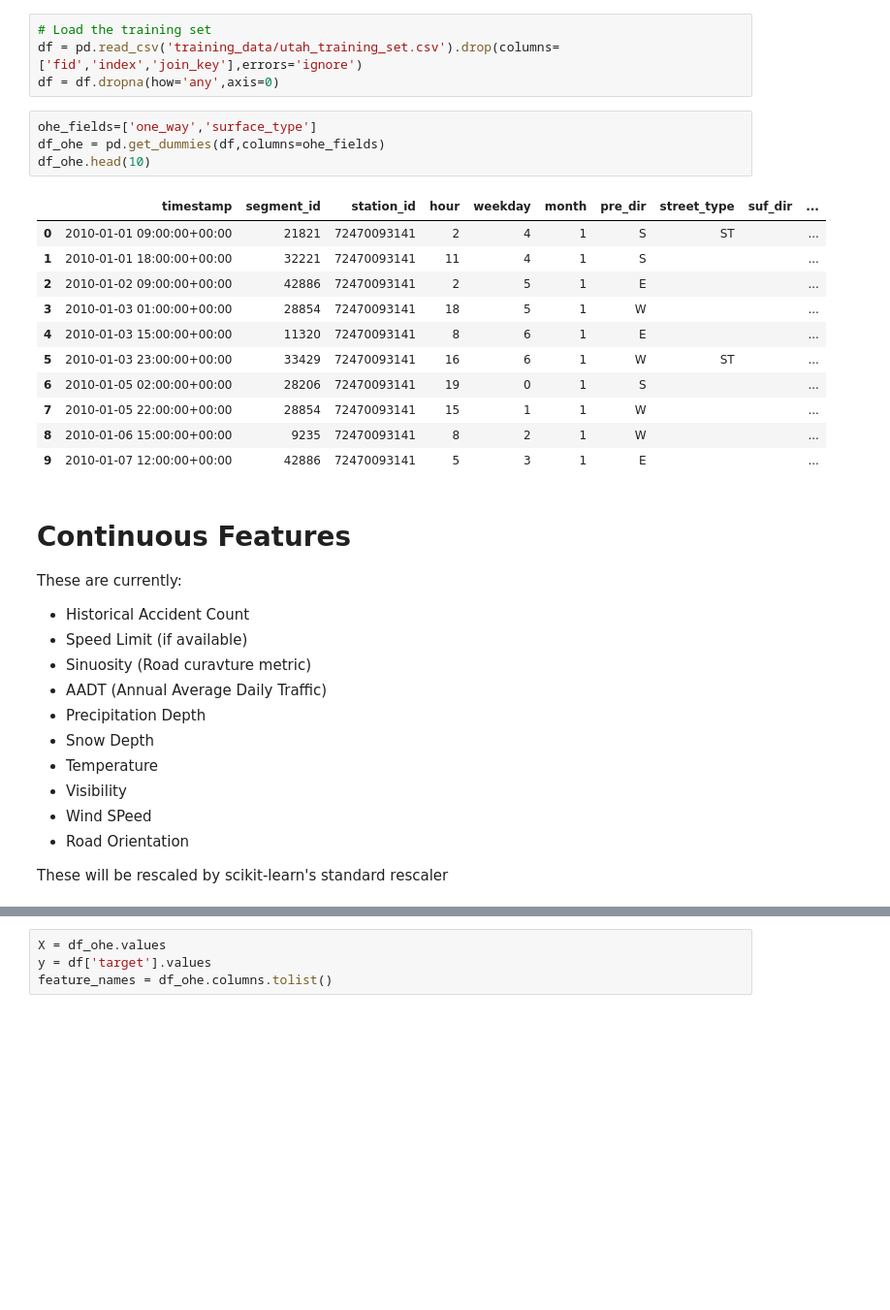
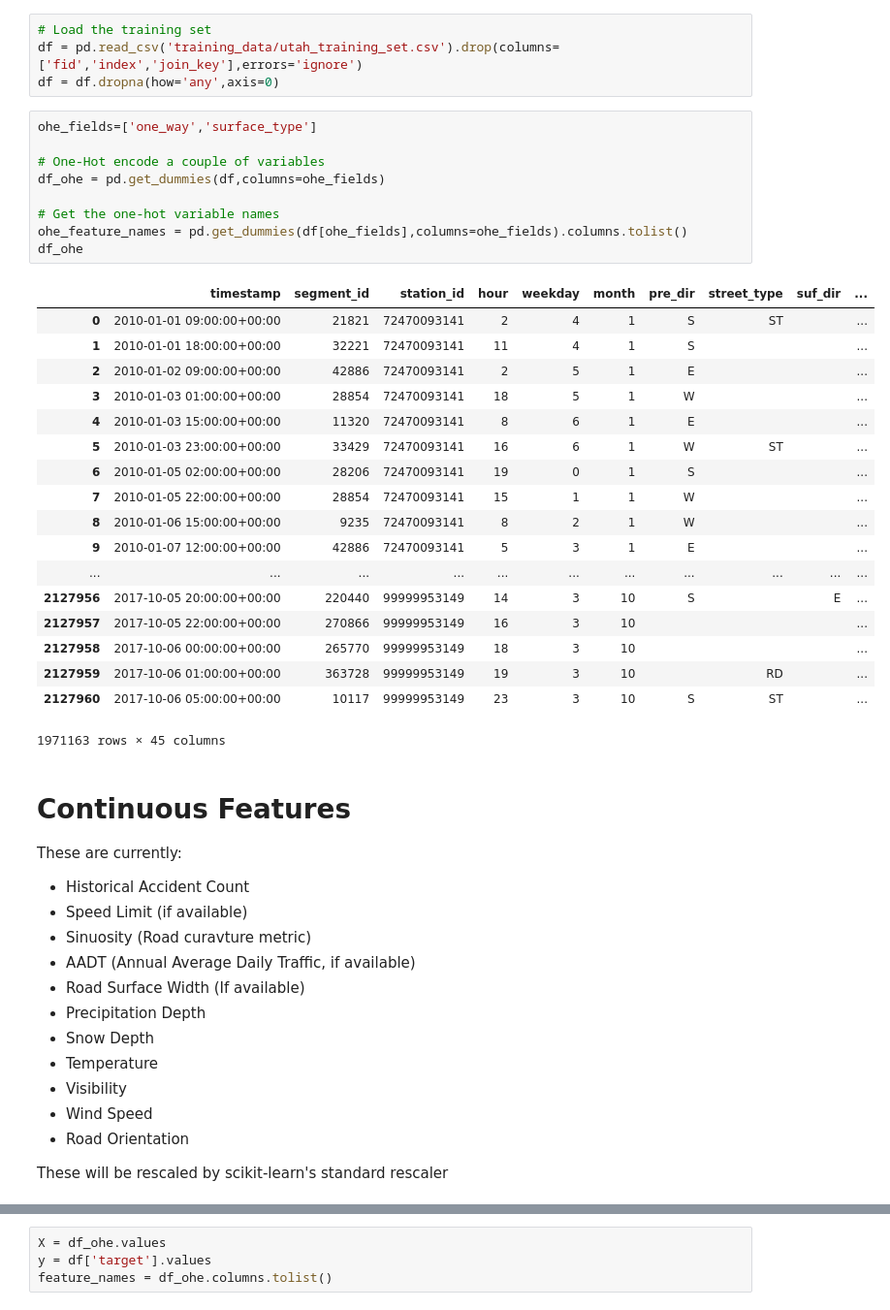
Before and after one commit to dwilson1988/traffic-collisions, a Jupyter notebook: train_model.ipynb, the cells around one changed output, grey strips where cells are left out. Shown: that part at 97% size. Saved outputs shown, nothing was run; the diff lists cells and outputs as text; blank space fills up the shorter version.

```diff
--- a/train_model.ipynb
+++ b/train_model.ipynb
@@ -19,32 +17,45 @@ df = pd.read_csv('training_data/utah_training_set.csv').drop(columns=['fid','ind
 df = df.dropna(how='any',axis=0)
 # %%
 ohe_fields=['one_way','surface_type']
+
+# One-Hot encode a couple of variables
 df_ohe = pd.get_dummies(df,columns=ohe_fields)
-df_ohe.head(10)
+
+# Get the one-hot variable names
+ohe_feature_names = pd.get_dummies(df[ohe_fields],columns=ohe_fields).columns.tolist()
+df_ohe
 # %% [output]
 |  | timestamp | segment_id | station_id | hour | weekday | month | pre_dir | street_type | suf_dir | ... |
 | 0 | 2010-01-01 09:00:00+00:00 | 21821 | 72470093141 | 2 | 4 | 1 | S | ST |  | ... |
 | 1 | 2010-01-01 18:00:00+00:00 | 32221 | 72470093141 | 11 | 4 | 1 | S |  |  | ... |
 | 2 | 2010-01-02 09:00:00+00:00 | 42886 | 72470093141 | 2 | 5 | 1 | E |  |  | ... |
 | 3 | 2010-01-03 01:00:00+00:00 | 28854 | 72470093141 | 18 | 5 | 1 | W |  |  | ... |
 | 4 | 2010-01-03 15:00:00+00:00 | 11320 | 72470093141 | 8 | 6 | 1 | E |  |  | ... |
 | 5 | 2010-01-03 23:00:00+00:00 | 33429 | 72470093141 | 16 | 6 | 1 | W | ST |  | ... |
 | 6 | 2010-01-05 02:00:00+00:00 | 28206 | 72470093141 | 19 | 0 | 1 | S |  |  | ... |
 | 7 | 2010-01-05 22:00:00+00:00 | 28854 | 72470093141 | 15 | 1 | 1 | W |  |  | ... |
 | 8 | 2010-01-06 15:00:00+00:00 | 9235 | 72470093141 | 8 | 2 | 1 | W |  |  | ... |
 | 9 | 2010-01-07 12:00:00+00:00 | 42886 | 72470093141 | 5 | 3 | 1 | E |  |  | ... |
+| ... | ... | ... | ... | ... | ... | ... | ... | ... | ... | ... |
+| 2127956 | 2017-10-05 20:00:00+00:00 | 220440 | 99999953149 | 14 | 3 | 10 | S |  | E | ... |
+| 2127957 | 2017-10-05 22:00:00+00:00 | 270866 | 99999953149 | 16 | 3 | 10 |  |  |  | ... |
+| 2127958 | 2017-10-06 00:00:00+00:00 | 265770 | 99999953149 | 18 | 3 | 10 |  |  |  | ... |
+| 2127959 | 2017-10-06 01:00:00+00:00 | 363728 | 99999953149 | 19 | 3 | 10 |  | RD |  | ... |
+| 2127960 | 2017-10-06 05:00:00+00:00 | 10117 | 99999953149 | 23 | 3 | 10 | S | ST |  | ... |
+1971163 rows × 45 columns
 # %% [markdown]
 # Continuous Features
 These are currently:
 * Historical Accident Count
 * Speed Limit (if available)
 * Sinuosity (Road curavture metric)
-* AADT (Annual Average Daily Traffic)
+* AADT (Annual Average Daily Traffic, if available)
+* Road Surface Width (If available)
 * Precipitation Depth
 * Snow Depth
 * Temperature
 * Visibility
-* Wind SPeed
+* Wind Speed
 * Road Orientation
 
 These will be rescaled by scikit-learn's standard rescaler
```
Also changed, not shown: parts of 10 cells of this notebook, 1 other file.
